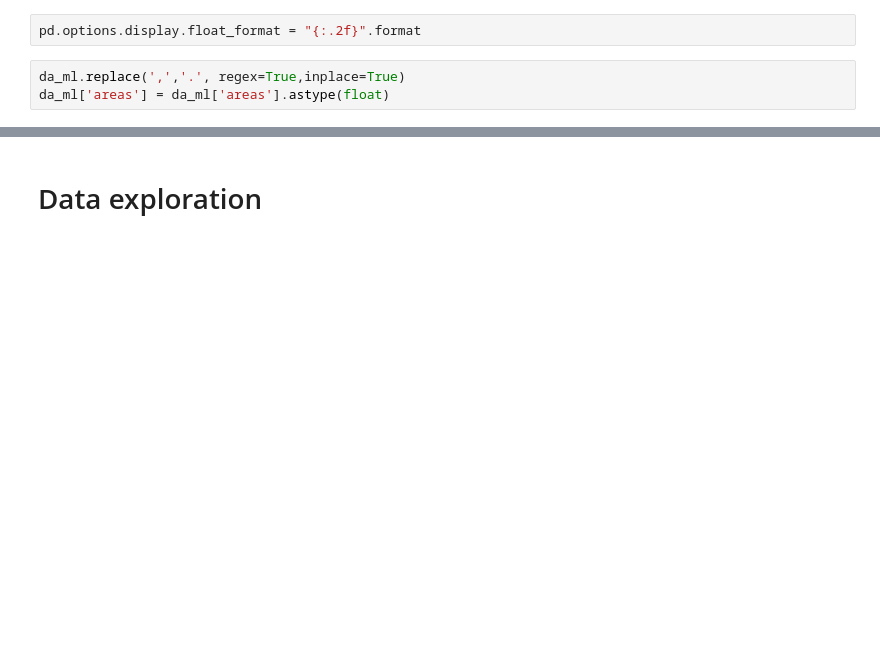
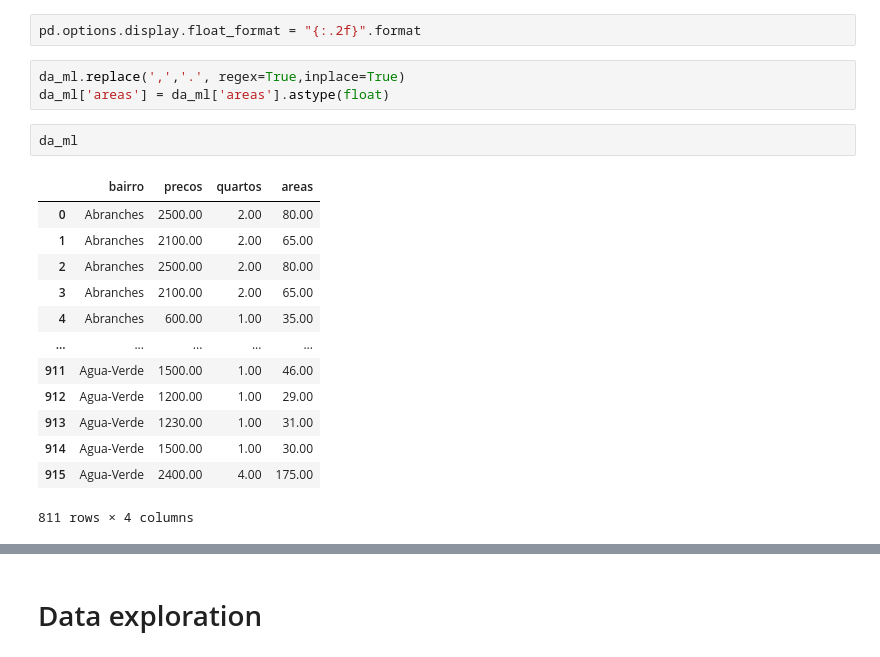
Before and after one commit to Fmarcelneves/Rental-price-analysis-and-forecast-Curitiba-PR, a Jupyter notebook: Data_exploration_Curitiba_rent.ipynb, the cells around one changed output, grey strips where cells are left out. Drawn from its saved outputs; the diff is of its cells as text; blank space fills up the shorter version.

```diff
--- a/Data_exploration_Curitiba_rent.ipynb
+++ b/Data_exploration_Curitiba_rent.ipynb
@@ -88,3 +87,19 @@ pd.options.display.float_format = "{:.2f}".format
 # %%
 da_ml.replace(',','.', regex=True,inplace=True)
 da_ml['areas'] = da_ml['areas'].astype(float)
+# %%
+da_ml
+# %% [output]
+|  | bairro | precos | quartos | areas |
+| 0 | Abranches | 2500.00 | 2.00 | 80.00 |
+| 1 | Abranches | 2100.00 | 2.00 | 65.00 |
+| 2 | Abranches | 2500.00 | 2.00 | 80.00 |
+| 3 | Abranches | 2100.00 | 2.00 | 65.00 |
+| 4 | Abranches | 600.00 | 1.00 | 35.00 |
+| ... | ... | ... | ... | ... |
+| 911 | Agua-Verde | 1500.00 | 1.00 | 46.00 |
+| 912 | Agua-Verde | 1200.00 | 1.00 | 29.00 |
+| 913 | Agua-Verde | 1230.00 | 1.00 | 31.00 |
+| 914 | Agua-Verde | 1500.00 | 1.00 | 30.00 |
+| 915 | Agua-Verde | 2400.00 | 4.00 | 175.00 |
+811 rows × 4 columns
```
Also changed, not shown: parts of 11 cells of this notebook.
